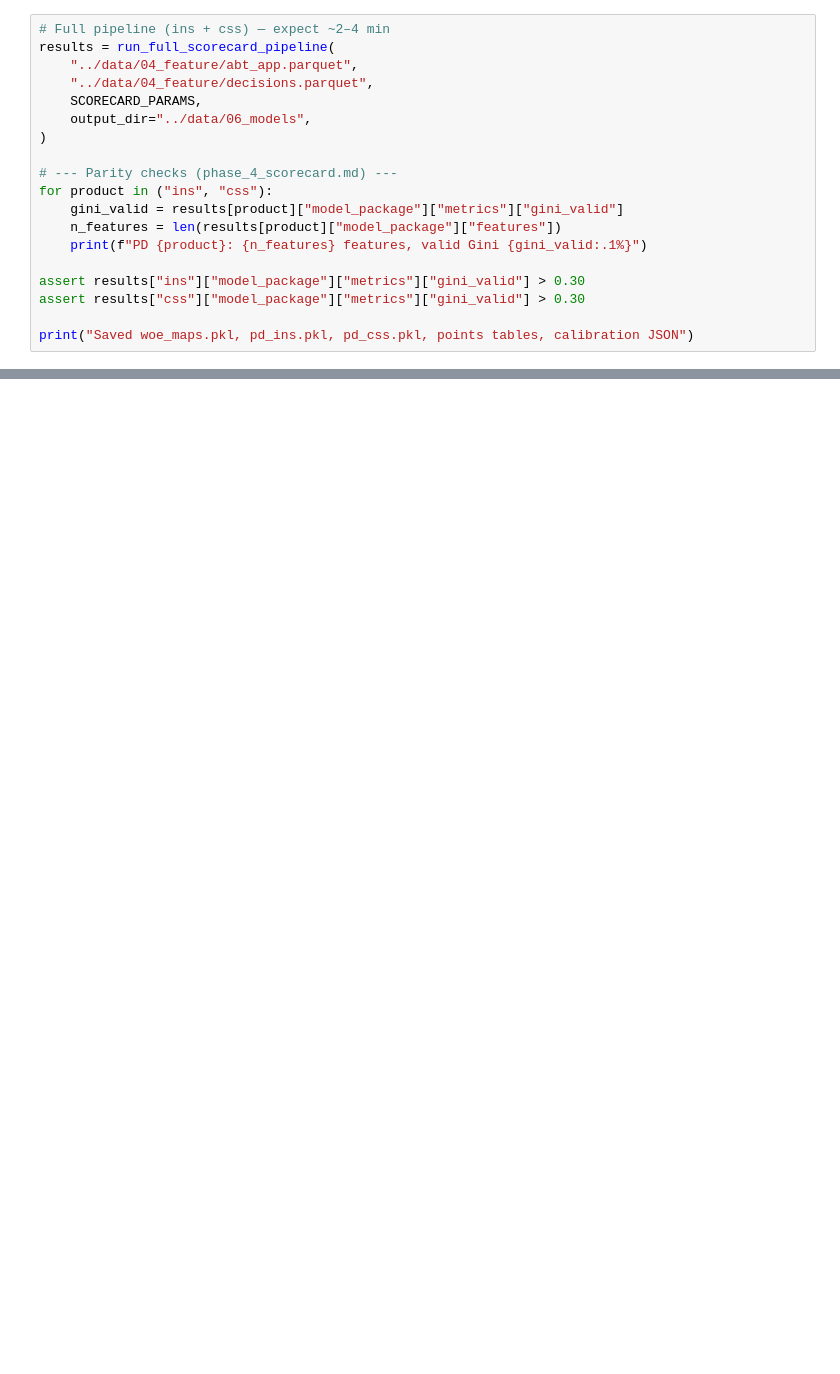
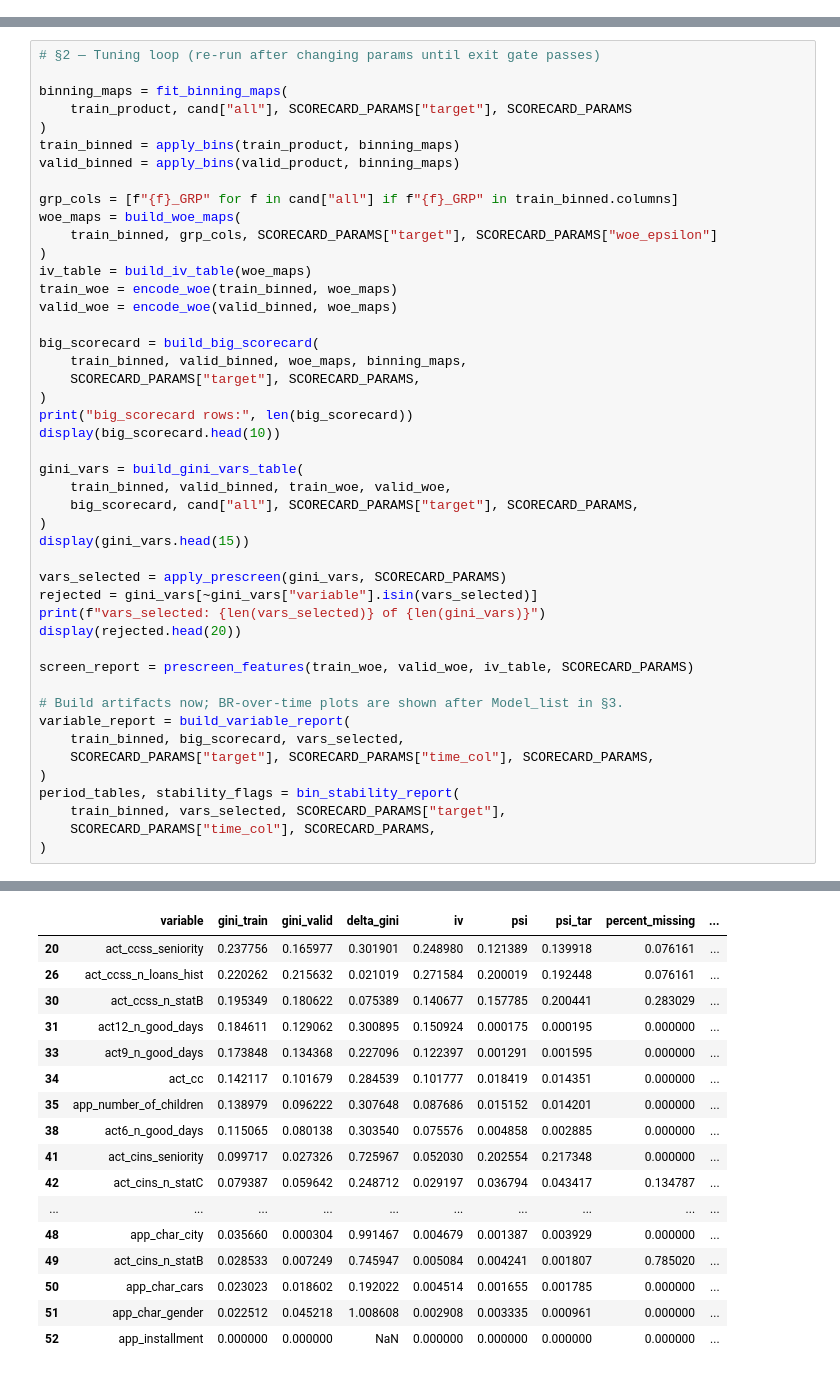
Before and after one commit to giangphuongtran/scorecard-builder, a Jupyter notebook: notebooks/03_scorecard.ipynb, the cells around one changed output, grey strips where cells are left out. Saved outputs shown, nothing was run; the diff lists cells and outputs as text; blank space fills up the shorter version.

```diff
--- a/notebooks/03_scorecard.ipynb
+++ b/notebooks/03_scorecard.ipynb
@@ -944,19 +0,0 @@ print(calibration["params"])
-# %%
-# Full pipeline (ins + css) — expect ~2–4 min
-results = run_full_scorecard_pipeline(
-    "../data/04_feature/abt_app.parquet",
-    "../data/04_feature/decisions.parquet",
-    SCORECARD_PARAMS,
-    output_dir="../data/06_models",
-)
-
-# --- Parity checks (phase_4_scorecard.md) ---
-for product in ("ins", "css"):
-    gini_valid = results[product]["model_package"]["metrics"]["gini_valid"]
-    n_features = len(results[product]["model_package"]["features"])
-    print(f"PD {product}: {n_features} features, valid Gini {gini_valid:.1%}")
-
-assert results["ins"]["model_package"]["metrics"]["gini_valid"] > 0.30
-assert results["css"]["model_package"]["metrics"]["gini_valid"] > 0.30
-
-print("Saved woe_maps.pkl, pd_ins.pkl, pd_css.pkl, points tables, calibration JSON")
@@ -962,0 +879,47 @@ print("Saved woe_maps.pkl, pd_ins.pkl, pd_css.pkl, points tables, calibration JS
+# %%
+# §2 — Tuning loop (re-run after changing params until exit gate passes)
+
+binning_maps = fit_binning_maps(
+    train_product, cand["all"], SCORECARD_PARAMS["target"], SCORECARD_PARAMS
+)
+train_binned = apply_bins(train_product, binning_maps)
+valid_binned = apply_bins(valid_product, binning_maps)
+
+grp_cols = [f"{f}_GRP" for f in cand["all"] if f"{f}_GRP" in train_binned.columns]
+woe_maps = build_woe_maps(
+    train_binned, grp_cols, SCORECARD_PARAMS["target"], SCORECARD_PARAMS["woe_epsilon"]
+)
+iv_table = build_iv_table(woe_maps)
+train_woe = encode_woe(train_binned, woe_maps)
+valid_woe = encode_woe(valid_binned, woe_maps)
+
+big_scorecard = build_big_scorecard(
+    train_binned, valid_binned, woe_maps, binning_maps,
+    SCORECARD_PARAMS["target"], SCORECARD_PARAMS,
+)
+print("big_scorecard rows:", len(big_scorecard))
+display(big_scorecard.head(10))
+
+gini_vars = build_gini_vars_table(
+    train_binned, valid_binned, train_woe, valid_woe,
+    big_scorecard, cand["all"], SCORECARD_PARAMS["target"], SCORECARD_PARAMS,
+)
+display(gini_vars.head(15))
+
+vars_selected = apply_prescreen(gini_vars, SCORECARD_PARAMS)
+rejected = gini_vars[~gini_vars["variable"].isin(vars_selected)]
+print(f"vars_selected: {len(vars_selected)} of {len(gini_vars)}")
+display(rejected.head(20))
+
+screen_report = prescreen_features(train_woe, valid_woe, iv_table, SCORECARD_PARAMS)
+
+# Build artifacts now; BR-over-time plots are shown after Model_list in §3.
+variable_report = build_variable_report(
+    train_binned, big_scorecard, vars_selected,
+    SCORECARD_PARAMS["target"], SCORECARD_PARAMS["time_col"], SCORECARD_PARAMS,
+)
+period_tables, stability_flags = bin_stability_report(
+    train_binned, vars_selected, SCORECARD_PARAMS["target"],
+    SCORECARD_PARAMS["time_col"], SCORECARD_PARAMS,
+)
+# %% [output]
@@ -962,0 +955,17 @@ print("Saved woe_maps.pkl, pd_ins.pkl, pd_css.pkl, points tables, calibration JS
+|  | variable | gini_train | gini_valid | delta_gini | iv | psi | psi_tar | percent_missing | ... |
+| 20 | act_ccss_seniority | 0.237756 | 0.165977 | 0.301901 | 0.248980 | 0.121389 | 0.139918 | 0.076161 | ... |
+| 26 | act_ccss_n_loans_hist | 0.220262 | 0.215632 | 0.021019 | 0.271584 | 0.200019 | 0.192448 | 0.076161 | ... |
+| 30 | act_ccss_n_statB | 0.195349 | 0.180622 | 0.075389 | 0.140677 | 0.157785 | 0.200441 | 0.283029 | ... |
+| 31 | act12_n_good_days | 0.184611 | 0.129062 | 0.300895 | 0.150924 | 0.000175 | 0.000195 | 0.000000 | ... |
+| 33 | act9_n_good_days | 0.173848 | 0.134368 | 0.227096 | 0.122397 | 0.001291 | 0.001595 | 0.000000 | ... |
+| 34 | act_cc | 0.142117 | 0.101679 | 0.284539 | 0.101777 | 0.018419 | 0.014351 | 0.000000 | ... |
+| 35 | app_number_of_children | 0.138979 | 0.096222 | 0.307648 | 0.087686 | 0.015152 | 0.014201 | 0.000000 | ... |
+| 38 | act6_n_good_days | 0.115065 | 0.080138 | 0.303540 | 0.075576 | 0.004858 | 0.002885 | 0.000000 | ... |
+| 41 | act_cins_seniority | 0.099717 | 0.027326 | 0.725967 | 0.052030 | 0.202554 | 0.217348 | 0.000000 | ... |
+| 42 | act_cins_n_statC | 0.079387 | 0.059642 | 0.248712 | 0.029197 | 0.036794 | 0.043417 | 0.134787 | ... |
+| ... | ... | ... | ... | ... | ... | ... | ... | ... | ... |
+| 48 | app_char_city | 0.035660 | 0.000304 | 0.991467 | 0.004679 | 0.001387 | 0.003929 | 0.000000 | ... |
+| 49 | act_cins_n_statB | 0.028533 | 0.007249 | 0.745947 | 0.005084 | 0.004241 | 0.001807 | 0.785020 | ... |
+| 50 | app_char_cars | 0.023023 | 0.018602 | 0.192022 | 0.004514 | 0.001655 | 0.001785 | 0.000000 | ... |
+| 51 | app_char_gender | 0.022512 | 0.045218 | 1.008608 | 0.002908 | 0.003335 | 0.000961 | 0.000000 | ... |
+| 52 | app_installment | 0.000000 | 0.000000 | NaN | 0.000000 | 0.000000 | 0.000000 | 0.000000 | ... |
```
Also changed, not shown: parts of 63 cells of this notebook, 6 other files.
